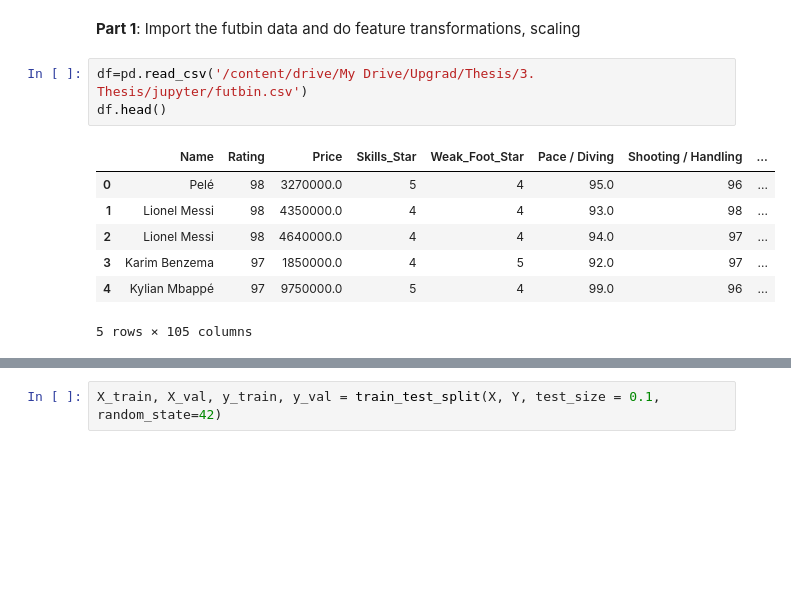
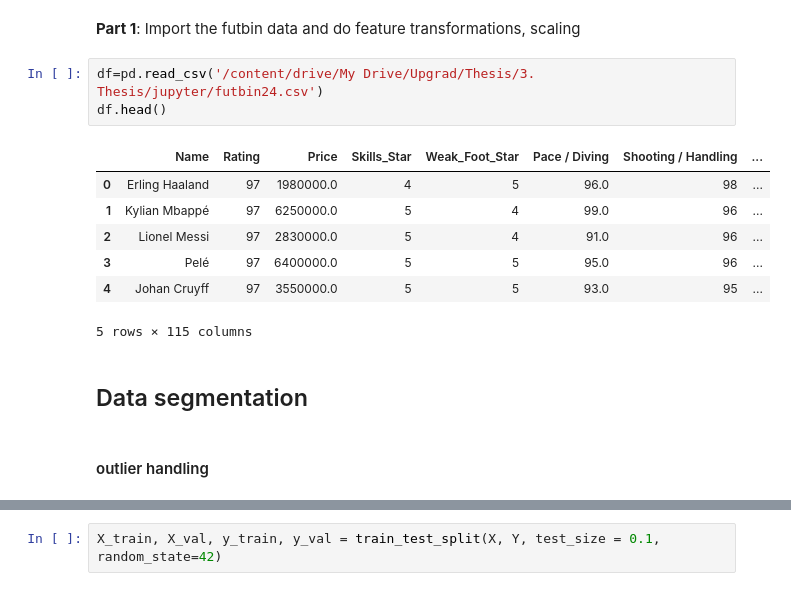
Before and after one commit to saborsoft/ljmu-ds-thesis, a Jupyter notebook: tamas_flesch_thesis_project_neural_network_step.ipynb, the cells around one changed output, grey strips where cells are left out. Cells and saved outputs as stored; diff of their text form; blank space fills up the shorter version.

```diff
--- a/tamas_flesch_thesis_project_neural_network_step.ipynb
+++ b/tamas_flesch_thesis_project_neural_network_step.ipynb
@@ -83,13 +102,17 @@ https://pyimagesearch.com/2019/01/21/regression-with-keras/
 # %% [markdown]
 **Part 1**: Import the futbin data and do feature transformations, scaling
 # %%
-df=pd.read_csv('/content/drive/My Drive/Upgrad/Thesis/3. Thesis/jupyter/futbin.csv')
+df=pd.read_csv('/content/drive/My Drive/Upgrad/Thesis/3. Thesis/jupyter/futbin24.csv')
 df.head()
 # %% [output]
 |  | Name | Rating | Price | Skills_Star | Weak_Foot_Star | Pace / Diving | Shooting / Handling | ... |
-| 0 | Pelé | 98 | 3270000.0 | 5 | 4 | 95.0 | 96 | ... |
-| 1 | Lionel Messi | 98 | 4350000.0 | 4 | 4 | 93.0 | 98 | ... |
-| 2 | Lionel Messi | 98 | 4640000.0 | 4 | 4 | 94.0 | 97 | ... |
-| 3 | Karim Benzema | 97 | 1850000.0 | 4 | 5 | 92.0 | 97 | ... |
-| 4 | Kylian Mbappé | 97 | 9750000.0 | 5 | 4 | 99.0 | 96 | ... |
+| 0 | Erling Haaland | 97 | 1980000.0 | 4 | 5 | 96.0 | 98 | ... |
+| 1 | Kylian Mbappé | 97 | 6250000.0 | 5 | 4 | 99.0 | 96 | ... |
+| 2 | Lionel Messi | 97 | 2830000.0 | 5 | 4 | 91.0 | 96 | ... |
+| 3 | Pelé | 97 | 6400000.0 | 5 | 5 | 95.0 | 96 | ... |
+| 4 | Johan Cruyff | 97 | 3550000.0 | 5 | 5 | 93.0 | 95 | ... |
-5 rows × 105 columns
+5 rows × 115 columns
+# %% [markdown]
+## Data segmentation
+# %% [markdown]
+#### outlier handling
```
Also changed, not shown: parts of 55 cells of this notebook.
